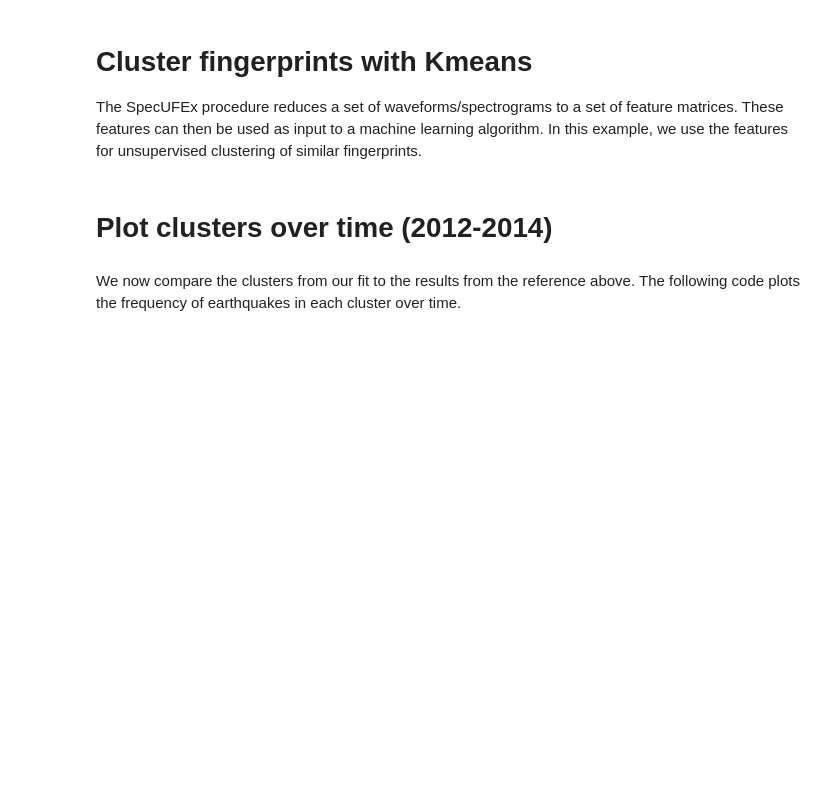
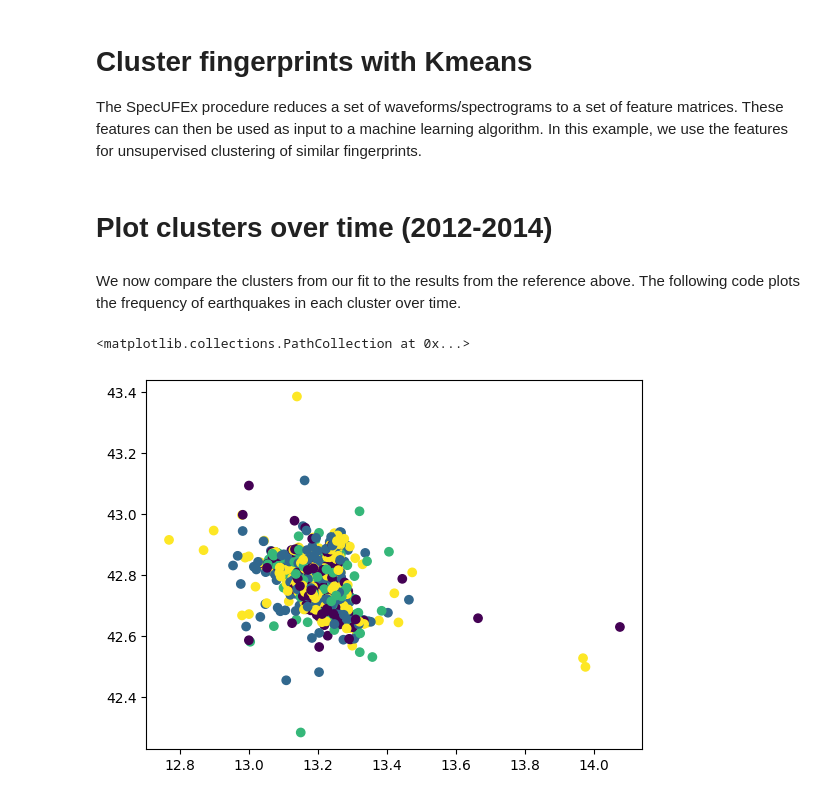
Before and after one commit to Specufex/specufex, a Jupyter notebook: tutorials/amatrice_tutorial.ipynb, the cells around one changed output. Cells and saved outputs as stored; diff of their text form; code cells hidden in the pictures; blank space fills up the shorter version.

```diff
--- a/tutorials/amatrice_tutorial.ipynb
+++ b/tutorials/amatrice_tutorial.ipynb
@@ -307,5 +312,7 @@ cat['cluster'] = y_pred
 # %%
 
 
 plt.scatter(cat.lon, cat.lat, c=cat.cluster,label='Cluster')
-plt.scatter(, cat.lat, c=cat.cluster,label='Cluster')
+# %% [output]
+<matplotlib.collections.PathCollection at 0x...>
+[figure, added]
```
Also changed, not shown: parts of 2 cells of this notebook, 1 other file.
